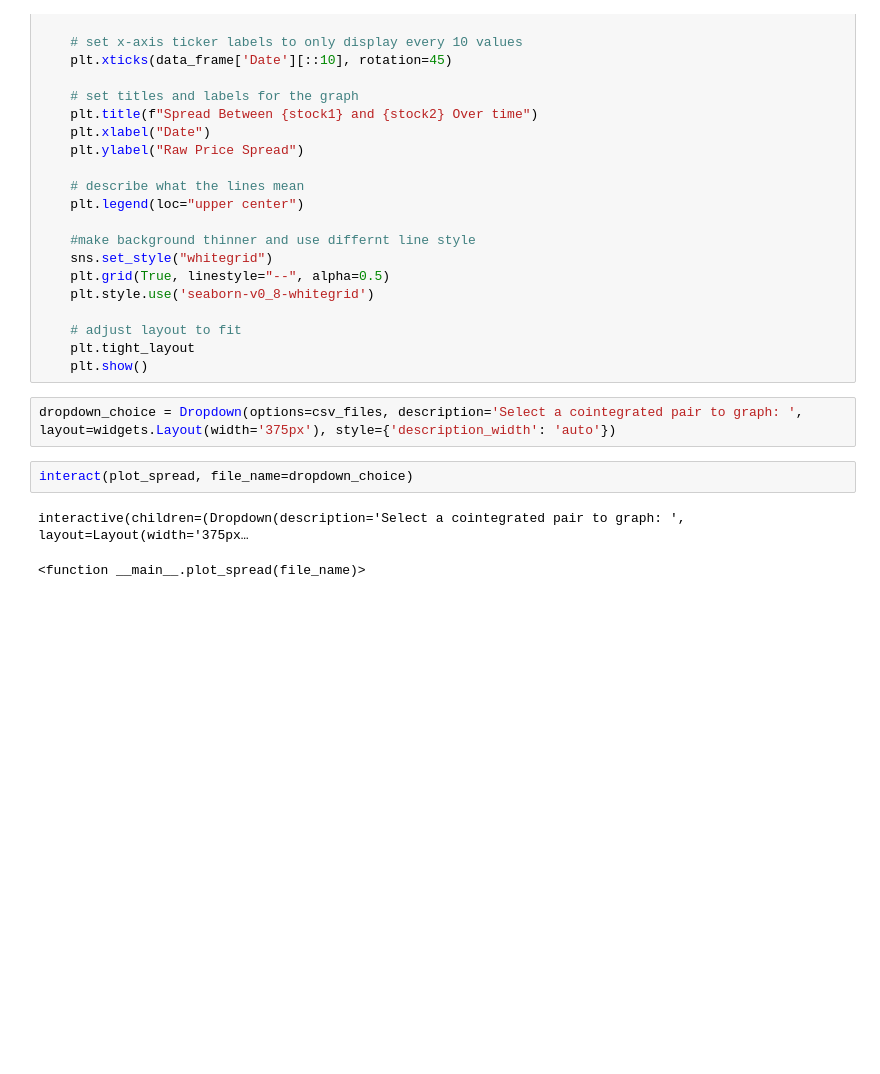
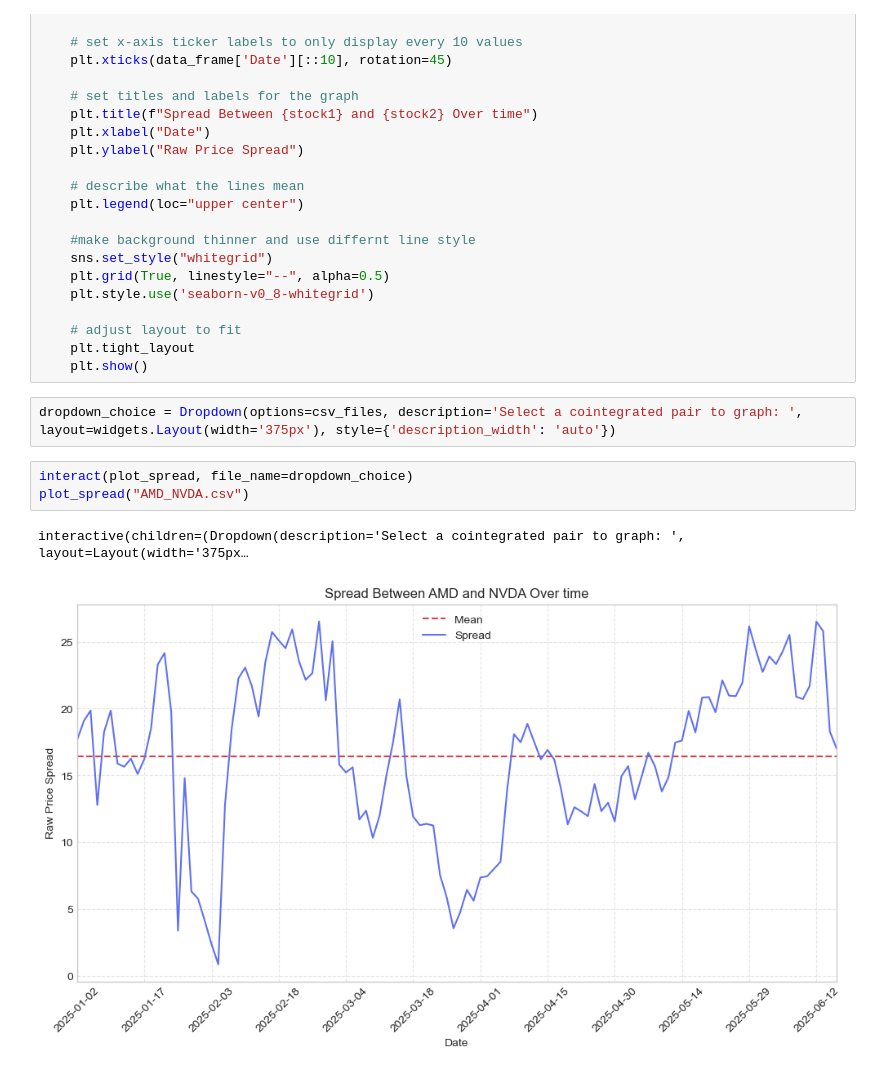
Before and after one commit to sicn4rf/pairs_trading_project, a Jupyter notebook: src/visualization/spread_ot.ipynb, the cells around one changed output. Drawn from its saved outputs; the diff is of its cells as text; blank space fills up the shorter version.

Commit message:
Push static run of AMD and NVDA

```diff
--- a/src/visualization/spread_ot.ipynb
+++ b/src/visualization/spread_ot.ipynb
@@ -70,6 +70,7 @@ def plot_spread(file_name):
 dropdown_choice = Dropdown(options=csv_files, description='Select a cointegrated pair to graph: ', layout=widgets.Layout(width='375px'), style={'description_width': 'auto'})
 # %%
 interact(plot_spread, file_name=dropdown_choice)
+plot_spread("AMD_NVDA.csv")
 # %% [output]
 interactive(children=(Dropdown(description='Select a cointegrated pair to graph: ', layout=Layout(width='375px…
-<function __main__.plot_spread(file_name)>
+[figure, added]
```
